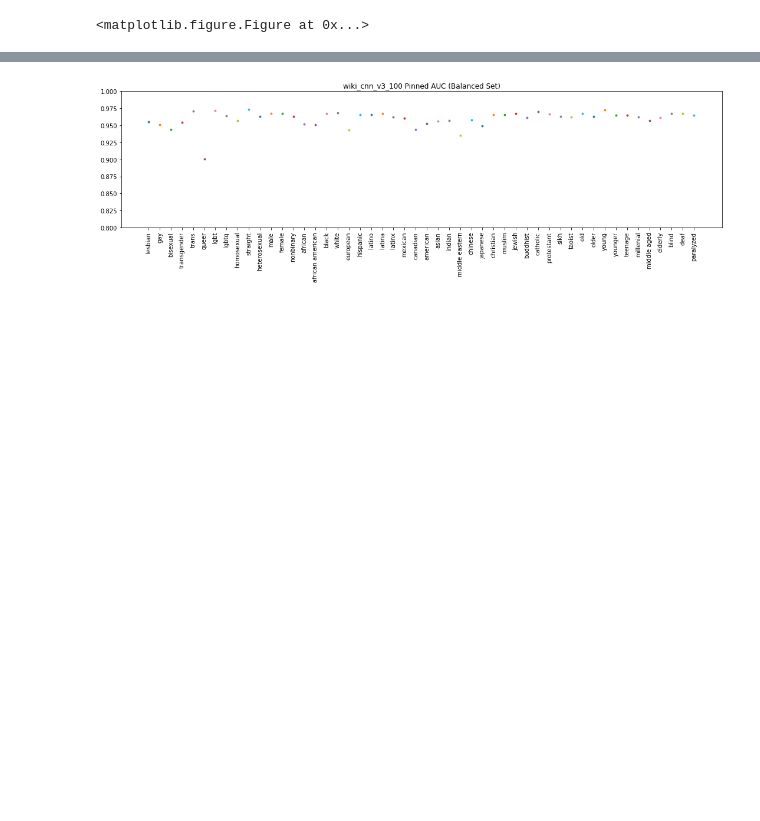
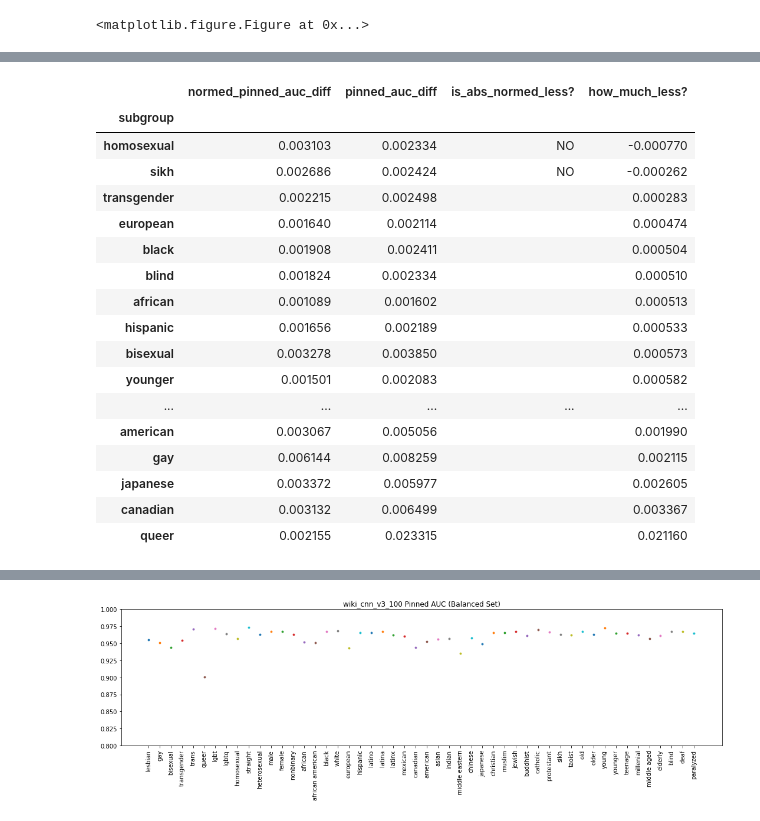
Before and after one commit to ianchou/unintended-ml-bias-analysis, a Jupyter notebook: unintended_ml_bias/mann_whitney_analysis_repeated.ipynb, the cells around one changed output, grey strips where cells are left out. Saved outputs shown, nothing was run; the diff lists cells and outputs as text; code cells hidden in the pictures; blank space fills up the shorter version.

```diff
--- a/unintended_ml_bias/mann_whitney_analysis_repeated.ipynb
+++ b/unintended_ml_bias/mann_whitney_analysis_repeated.ipynb
@@ -188,0 +234,21 @@ mean_df.sort_values('how_much_less?')
+# %%
+print_table_from_csv('mann_whitney_analysis_skew_queer_only.csv')
+# %% [output]
+|  | normed_pinned_auc_diff | pinned_auc_diff | is_abs_normed_less? | how_much_less? |
+| subgroup |  |  |  |  |
+| homosexual | 0.003103 | 0.002334 | NO | -0.000770 |
+| sikh | 0.002686 | 0.002424 | NO | -0.000262 |
+| transgender | 0.002215 | 0.002498 |  | 0.000283 |
+| european | 0.001640 | 0.002114 |  | 0.000474 |
+| black | 0.001908 | 0.002411 |  | 0.000504 |
+| blind | 0.001824 | 0.002334 |  | 0.000510 |
+| african | 0.001089 | 0.001602 |  | 0.000513 |
+| hispanic | 0.001656 | 0.002189 |  | 0.000533 |
+| bisexual | 0.003278 | 0.003850 |  | 0.000573 |
+| younger | 0.001501 | 0.002083 |  | 0.000582 |
+| ... | ... | ... | ... | ... |
+| american | 0.003067 | 0.005056 |  | 0.001990 |
+| gay | 0.006144 | 0.008259 |  | 0.002115 |
+| japanese | 0.003372 | 0.005977 |  | 0.002605 |
+| canadian | 0.003132 | 0.006499 |  | 0.003367 |
+| queer | 0.002155 | 0.023315 |  | 0.021160 |
```
Also changed, not shown: parts of 15 cells of this notebook, 6 other files.
